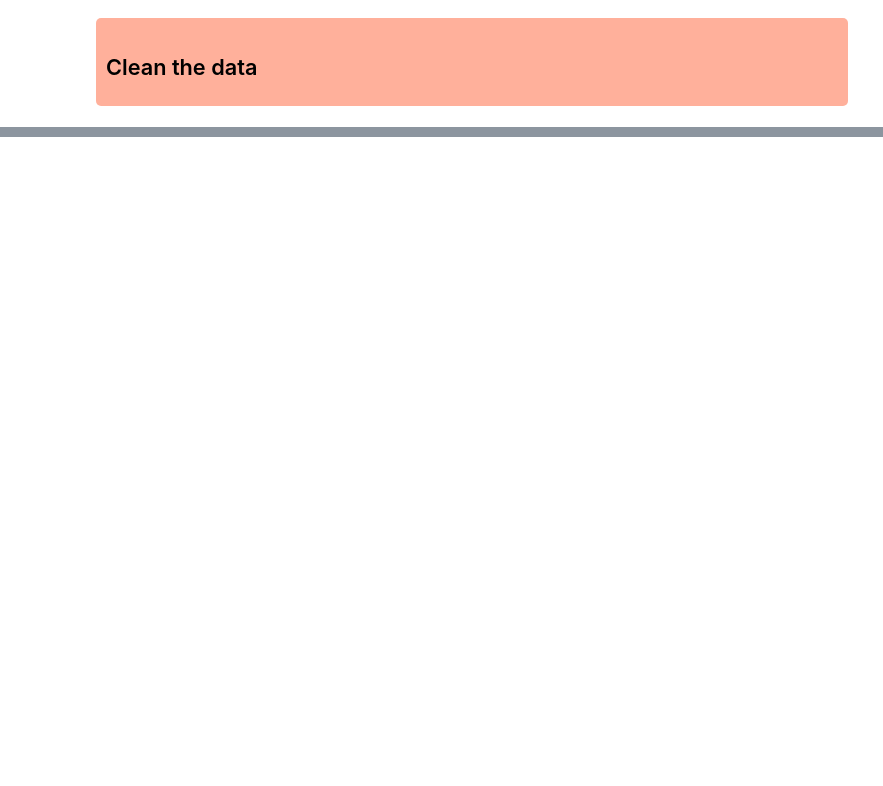
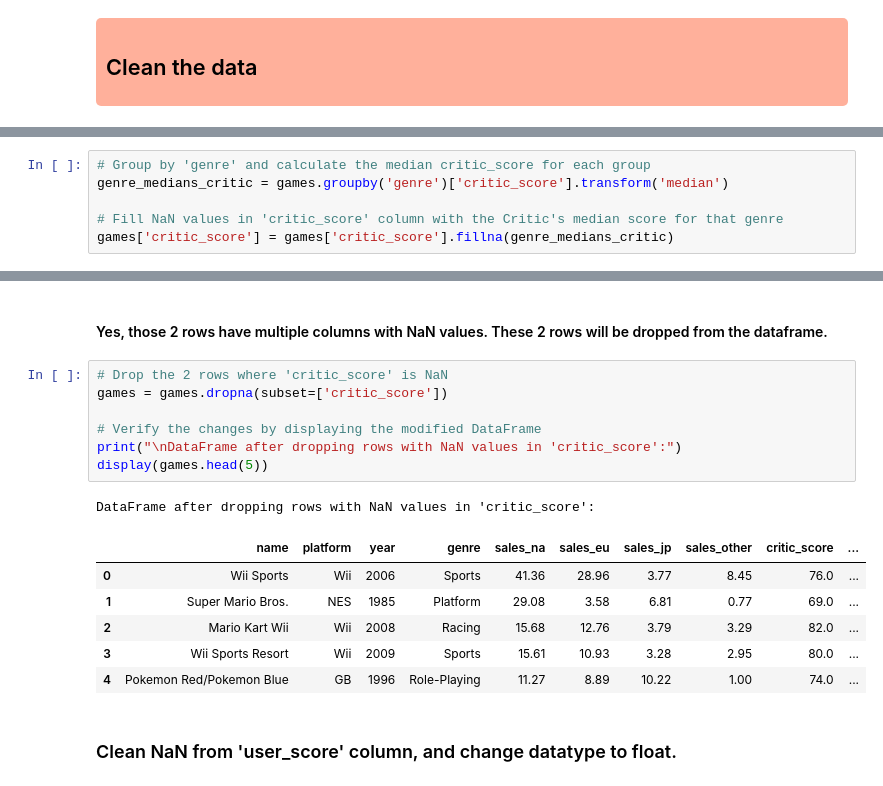
Before and after one commit to Script-Whiz/Games, a Jupyter notebook: notebook/games_ver1.ipynb, the cells around one changed output, grey strips where cells are left out. Cells and saved outputs as stored; diff of their text form; blank space fills up the shorter version.

```diff
--- a/notebook/games_ver1.ipynb
+++ b/notebook/games_ver1.ipynb
@@ -129,0 +281,6 @@ games.JP_sales.max()
+# %%
+# Group by 'genre' and calculate the median critic_score for each group
+genre_medians_critic = games.groupby('genre')['critic_score'].transform('median')
+
+# Fill NaN values in 'critic_score' column with the Critic's median score for that genre
+games['critic_score'] = games['critic_score'].fillna(genre_medians_critic)
@@ -129,0 +322,19 @@ games.JP_sales.max()
+# %% [markdown]
+#### Yes, those 2 rows have multiple columns with NaN values. These 2 rows will be dropped from the dataframe.
+# %%
+# Drop the 2 rows where 'critic_score' is NaN
+games = games.dropna(subset=['critic_score'])
+
+# Verify the changes by displaying the modified DataFrame
+print("\nDataFrame after dropping rows with NaN values in 'critic_score':")
+display(games.head(5))
+# %% [output]
+DataFrame after dropping rows with NaN values in 'critic_score':
+|  | name | platform | year | genre | sales_na | sales_eu | sales_jp | sales_other | critic_score | ... |
+| 0 | Wii Sports | Wii | 2006 | Sports | 41.36 | 28.96 | 3.77 | 8.45 | 76.0 | ... |
+| 1 | Super Mario Bros. | NES | 1985 | Platform | 29.08 | 3.58 | 6.81 | 0.77 | 69.0 | ... |
+| 2 | Mario Kart Wii | Wii | 2008 | Racing | 15.68 | 12.76 | 3.79 | 3.29 | 82.0 | ... |
+| 3 | Wii Sports Resort | Wii | 2009 | Sports | 15.61 | 10.93 | 3.28 | 2.95 | 80.0 | ... |
+| 4 | Pokemon Red/Pokemon Blue | GB | 1996 | Role-Playing | 11.27 | 8.89 | 10.22 | 1.00 | 74.0 | ... |
+# %% [markdown]
+### Clean NaN from 'user_score' column, and change datatype to float.
```
Also changed, not shown: parts of 37 cells of this notebook.
